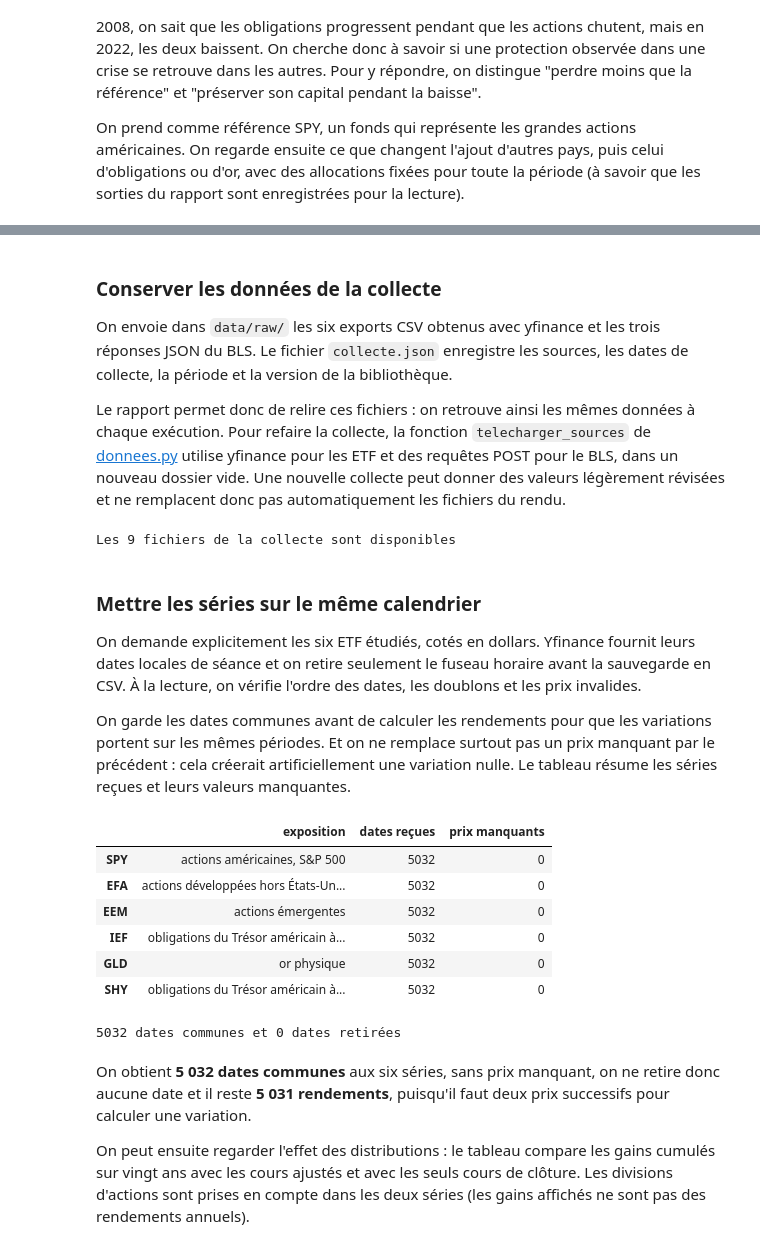
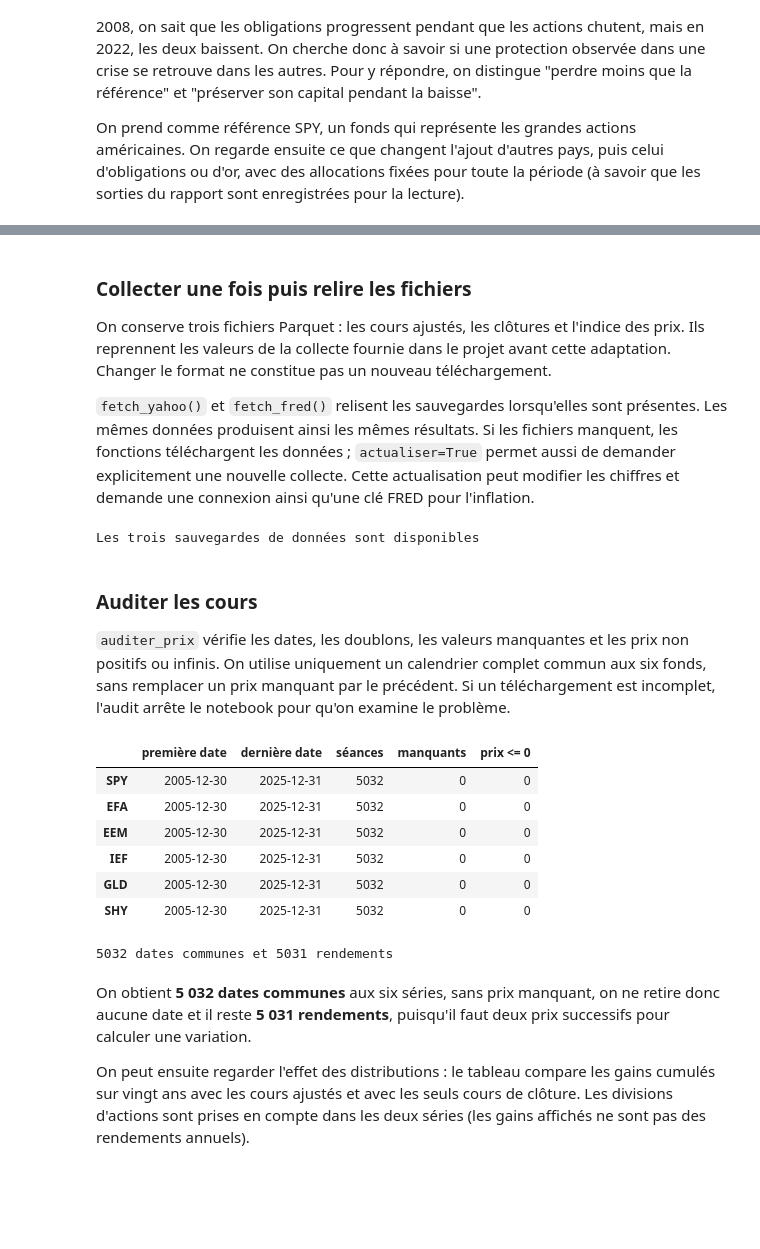
Before and after one commit to thibaut-a11y/Projet-Python-ENSAE, a Jupyter notebook: rapport.ipynb, the cells around one changed output, grey strips where cells are left out. Drawn from its saved outputs; the diff is of its cells as text; code cells hidden in the pictures; blank space fills up the shorter version.

Commit message:
Adapte la collecte et l audit au rapport final

```diff
--- a/rapport.ipynb
+++ b/rapport.ipynb
@@ -75,34 +62,35 @@ Version de yfinance : 1.8.0
 # %% [markdown]
-### Conserver les données de la collecte
+### Collecter une fois puis relire les fichiers
 
-On envoie dans `data/raw/` les six exports CSV obtenus avec yfinance et les trois réponses JSON du BLS. Le fichier `collecte.json` enregistre les sources, les dates de collecte, la période et la version de la bibliothèque.
+On conserve trois fichiers Parquet : les cours ajustés, les clôtures et l'indice des prix. Ils reprennent les valeurs de la collecte fournie dans le projet avant cette adaptation. Changer le format ne constitue pas un nouveau téléchargement.
 
-Le rapport permet donc de relire ces fichiers : on retrouve ainsi les mêmes données à chaque exécution. Pour refaire la collecte, la fonction `telecharger_sources` de [donnees.py](fonctions/donnees.py) utilise yfinance pour les ETF et des requêtes POST pour le BLS, dans un nouveau dossier vide. Une nouvelle collecte peut donner des valeurs légèrement révisées et ne remplacent donc pas automatiquement les fichiers du rendu.
+`fetch_yahoo()` et `fetch_fred()` relisent les sauvegardes lorsqu'elles sont présentes. Les mêmes données produisent ainsi les mêmes résultats. Si les fichiers manquent, les fonctions téléchargent les données ; `actualiser=True` permet aussi de demander explicitement une nouvelle collecte. Cette actualisation peut modifier les chiffres et demande une connexion ainsi qu'une clé FRED pour l'inflation.
 # %%
 for nom in sources["fichier"]:
     assert (ROOT / "data/raw" / nom).is_file(), nom
-print(f"Les {len(sources)} fichiers de la collecte sont disponibles")
+print("Les trois sauvegardes de données sont disponibles")
 # %% [output]
-Les 9 fichiers de la collecte sont disponibles
+Les trois sauvegardes de données sont disponibles
 # %% [markdown]
-### Mettre les séries sur le même calendrier
+### Auditer les cours
 
-On demande explicitement les six ETF étudiés, cotés en dollars. Yfinance fournit leurs dates locales de séance et on retire seulement le fuseau horaire avant la sauvegarde en CSV. À la lecture, on vérifie l'ordre des dates, les doublons et les prix invalides.
-
-On garde les dates communes avant de calculer les rendements pour que les variations portent sur les mêmes périodes. Et on ne remplace surtout pas un prix manquant par le précédent : cela créerait artificiellement une variation nulle. Le tableau résume les séries reçues et leurs valeurs manquantes.
+`auditer_prix` vérifie les dates, les doublons, les valeurs manquantes et les prix non positifs ou infinis. On utilise uniquement un calendrier complet commun aux six fonds, sans remplacer un prix manquant par le précédent. Si un téléchargement est incomplet, l'audit arrête le notebook pour qu'on examine le problème.
 # %%
-prix, qualite, comparaison = preparer_prix()
+prix = fetch_yahoo()
+qualite = auditer_prix(prix)
+assert str(prix.index[0].date()) == "2005-12-30"
+assert str(prix.index[-1].date()) == "2025-12-31"
 display(qualite)
-print(f"{len(prix)} dates communes et {qualite['dates reçues'].max() - len(prix)} dates retirées")
+print(f"{len(prix)} dates communes et {len(prix) - 1} rendements")
 # %% [output]
-|  | exposition | dates reçues | prix manquants |
-| SPY | actions américaines, S&P 500 | 5032 | 0 |
-| EFA | actions développées hors États-Un... | 5032 | 0 |
-| EEM | actions émergentes | 5032 | 0 |
-| IEF | obligations du Trésor américain à... | 5032 | 0 |
-| GLD | or physique | 5032 | 0 |
-| SHY | obligations du Trésor américain à... | 5032 | 0 |
+|  | première date | dernière date | séances | manquants | prix <= 0 |
+| SPY | 2005-12-30 | 2025-12-31 | 5032 | 0 | 0 |
+| EFA | 2005-12-30 | 2025-12-31 | 5032 | 0 | 0 |
+| EEM | 2005-12-30 | 2025-12-31 | 5032 | 0 | 0 |
+| IEF | 2005-12-30 | 2025-12-31 | 5032 | 0 | 0 |
+| GLD | 2005-12-30 | 2025-12-31 | 5032 | 0 | 0 |
+| SHY | 2005-12-30 | 2025-12-31 | 5032 | 0 | 0 |
-5032 dates communes et 0 dates retirées
+5032 dates communes et 5031 rendements
 # %% [markdown]
 On obtient **5 032 dates communes** aux six séries, sans prix manquant, on ne retire donc aucune date et il reste **5 031 rendements**, puisqu'il faut deux prix successifs pour calculer une variation.
 
```
Also changed, not shown: parts of 19 cells of this notebook, 22 other files.
